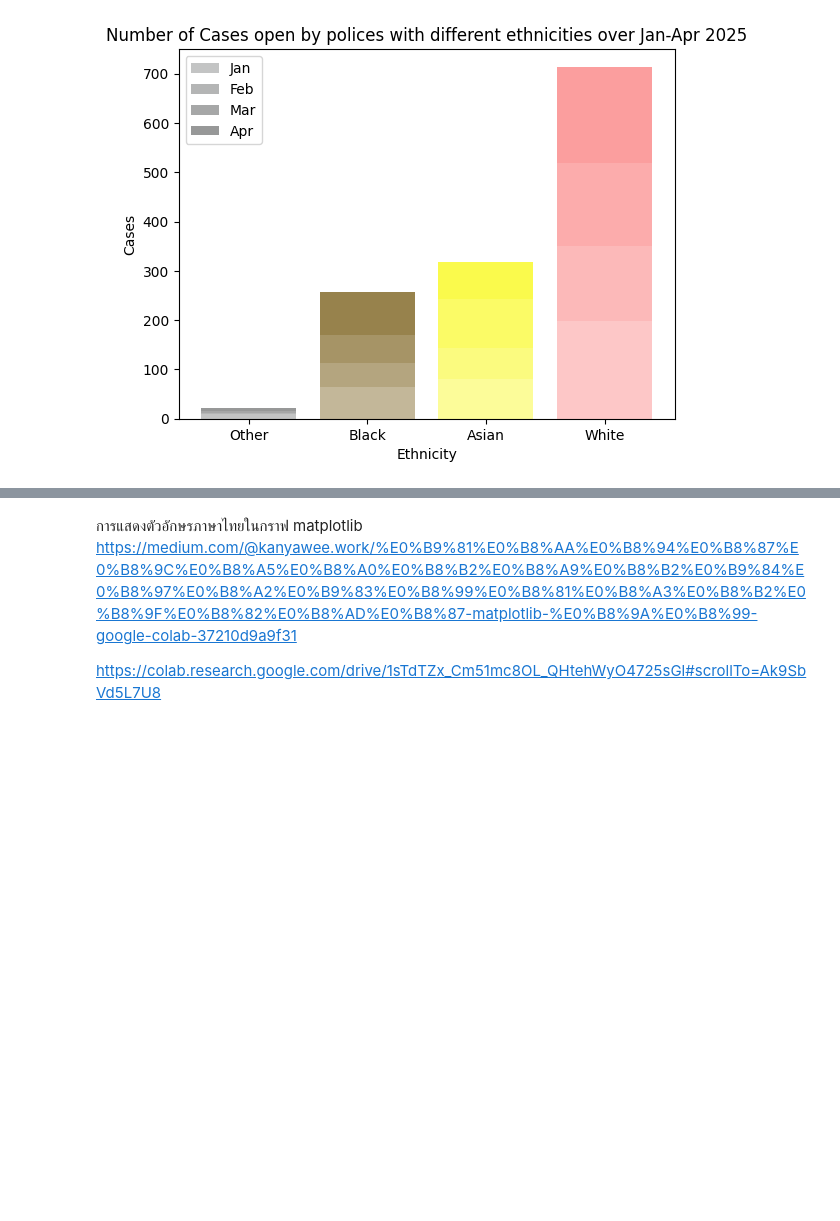
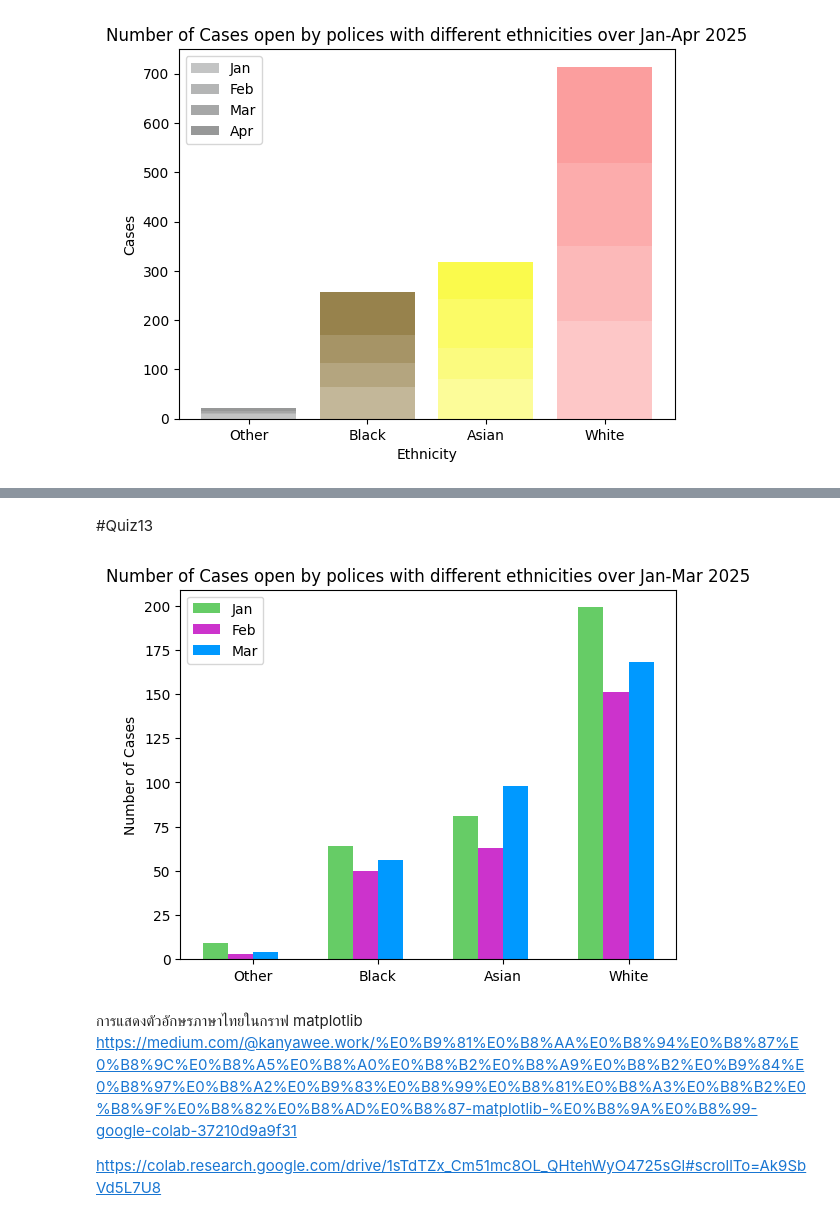
Before and after one commit to bamSirikorn/dataviz2025, a Jupyter notebook: Visualize_Data_Comparison_2025.ipynb, the cells around one changed output, grey strips where cells are left out. Drawn from its saved outputs; the diff is of its cells as text; code cells hidden in the pictures; blank space fills up the shorter version.

Commit message:
Quiz

```diff
--- a/Visualize_Data_Comparison_2025.ipynb
+++ b/Visualize_Data_Comparison_2025.ipynb
@@ -136,3 +157,24 @@ plt.title('Number of Cases open by polices with different ethnicities over Jan-A
+# %% [markdown]
+#Quiz13
+# %%
+x = np.arange(len(compared_police_eth1))
+width = 0.2
+
+fig, ax = plt.subplots()
+rects1 = ax.bar(x - width*1.5, compared_police_eth1['Type'], width, label='Jan' ,color = '#66CC66')
+rects2 = ax.bar(x - width/2, compared_police_eth2['Type'], width, label='Feb' , color = '#CC33CC')
+rects3 = ax.bar(x + width/2, compared_police_eth3['Type'], width, label='Mar' , color ='#0099FF')
+
+
+ax.set_ylabel('Number of Cases')
+ax.set_title('Number of Cases open by polices with different ethnicities over Jan-Mar 2025')
+ax.set_xticks(x)
+ax.set_xticklabels(compared_police_eth1['Officer-defined ethnicity'])
+ax.legend()
+
+plt.show()
+# %% [output]
+[figure, added]
 # %% [markdown]
 การแสดงตัวอักษรภาษาไทยในกราฟ matplotlib
 https://medium.com/@kanyawee.work/%E0%B9%81%E0%B8%AA%E0%B8%94%E0%B8%87%E0%B8%9C%E0%B8%A5%E0%B8%A0%E0%B8%B2%E0%B8%A9%E0%B8%B2%E0%B9%84%E0%B8%97%E0%B8%A2%E0%B9%83%E0%B8%99%E0%B8%81%E0%B8%A3%E0%B8%B2%E0%B8%9F%E0%B8%82%E0%B8%AD%E0%B8%87-matplotlib-%E0%B8%9A%E0%B8%99-google-colab-37210d9a9f31
```
Also changed, not shown: parts of 3 cells of this notebook.
